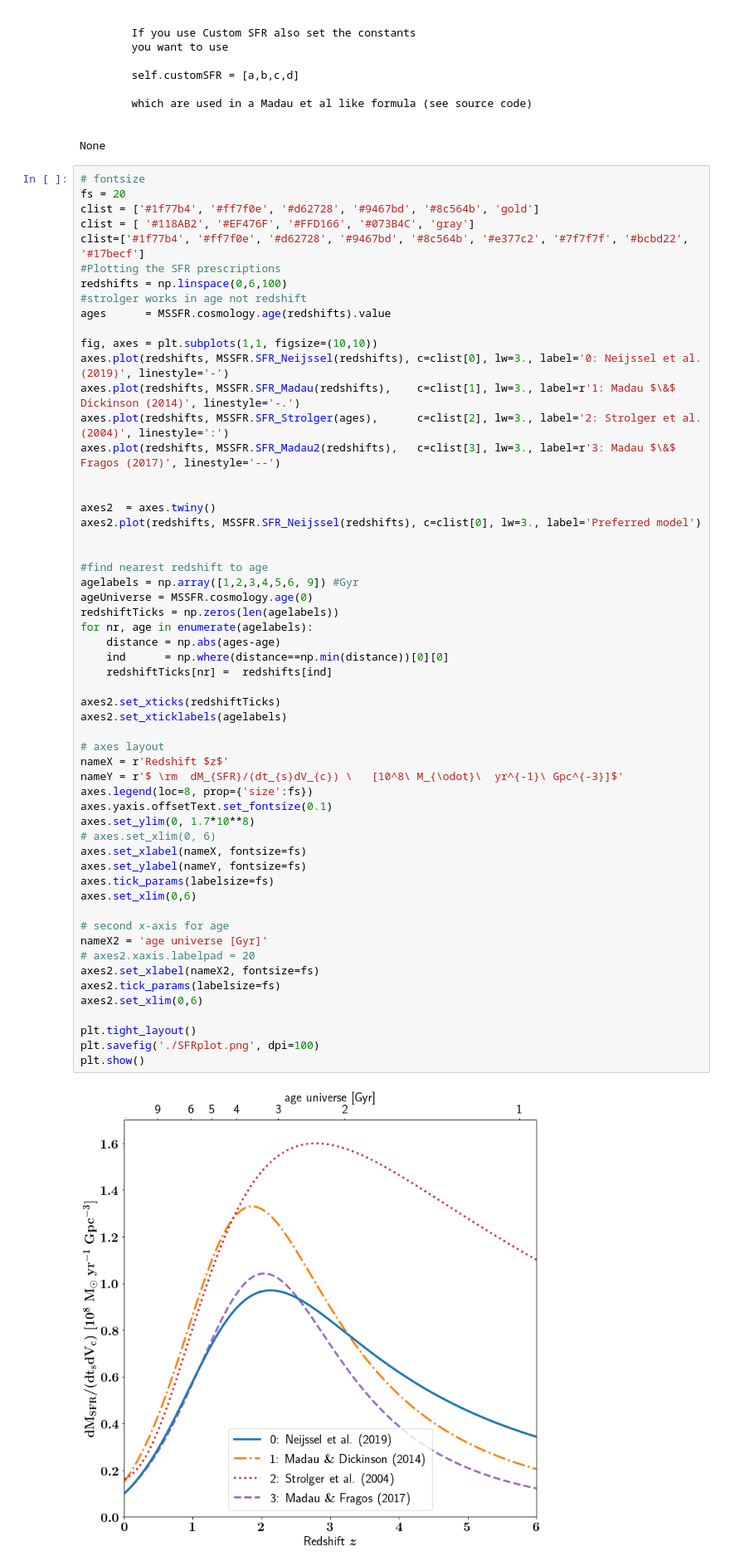
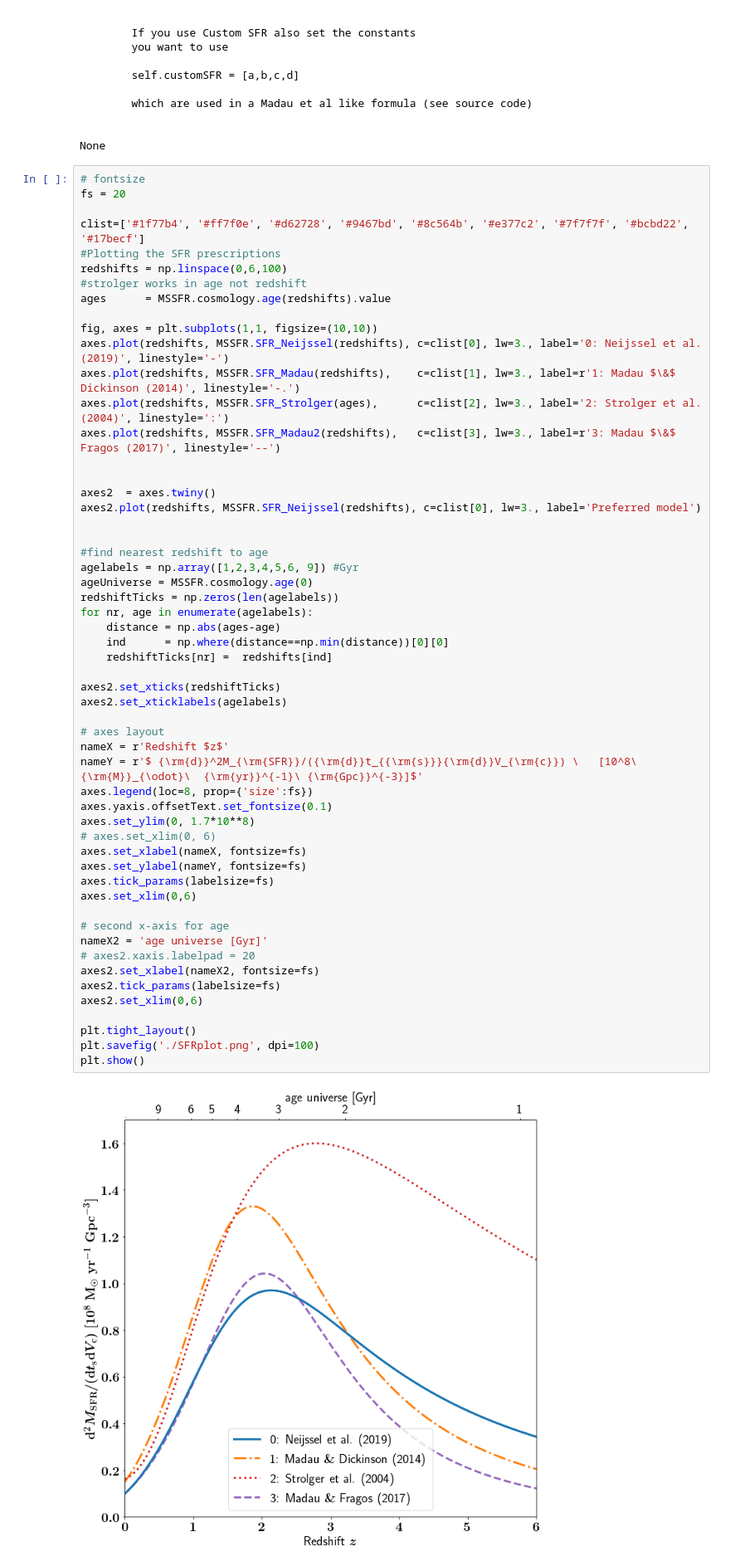
Before and after one commit to lmdesa/COMPAS, a Jupyter notebook: postProcessing/Folders/CosmicIntegration/2_MSSFR.ipynb, the cells around one changed output. Shown at 83% size. Drawn from its saved outputs; the diff is of its cells as text.

```diff
--- a/postProcessing/Folders/CosmicIntegration/2_MSSFR.ipynb
+++ b/postProcessing/Folders/CosmicIntegration/2_MSSFR.ipynb
@@ -317,8 +317,7 @@ None
 # %%
 # fontsize
 fs = 20
-clist = ['#1f77b4', '#ff7f0e', '#d62728', '#9467bd', '#8c564b', 'gold']
-clist = [ '#118AB2', '#EF476F', '#FFD166', '#073B4C', 'gray']
+
 clist=['#1f77b4', '#ff7f0e', '#d62728', '#9467bd', '#8c564b', '#e377c2', '#7f7f7f', '#bcbd22', '#17becf']
 #Plotting the SFR prescriptions
 redshifts = np.linspace(0,6,100)
@@ -343,32 +342,32 @@ redshiftTicks = np.zeros(len(agelabels))
 for nr, age in enumerate(agelabels):
     distance = np.abs(ages-age)
     ind      = np.where(distance==np.min(distance))[0][0]
     redshiftTicks[nr] =  redshifts[ind]
 
 axes2.set_xticks(redshiftTicks)
 axes2.set_xticklabels(agelabels)
 
 # axes layout
 nameX = r'Redshift $z$'
-nameY = r'$ \rm  dM_{SFR}/(dt_{s}dV_{c}) \   [10^8\ M_{\odot}\  yr^{-1}\ Gpc^{-3}]$'
+nameY = r'$ {\rm{d}}^2M_{\rm{SFR}}/({\rm{d}}t_{{\rm{s}}}{\rm{d}}V_{\rm{c}}) \   [10^8\ {\rm{M}}_{\odot}\  {\rm{yr}}^{-1}\ {\rm{Gpc}}^{-3}]$'
 axes.legend(loc=8, prop={'size':fs})
 axes.yaxis.offsetText.set_fontsize(0.1)
 axes.set_ylim(0, 1.7*10**8)
 # axes.set_xlim(0, 6)
 axes.set_xlabel(nameX, fontsize=fs)
 axes.set_ylabel(nameY, fontsize=fs)
 axes.tick_params(labelsize=fs)
 axes.set_xlim(0,6)
 
 # second x-axis for age
 nameX2 = 'age universe [Gyr]'
 # axes2.xaxis.labelpad = 20
 axes2.set_xlabel(nameX2, fontsize=fs)
 axes2.tick_params(labelsize=fs)
 axes2.set_xlim(0,6)
 
 plt.tight_layout()
 plt.savefig('./SFRplot.png', dpi=100)
 plt.show()
 # %% [output]
-[figure, old version]
+[figure, new version]
```
Also changed, not shown: parts of 10 cells of this notebook.
